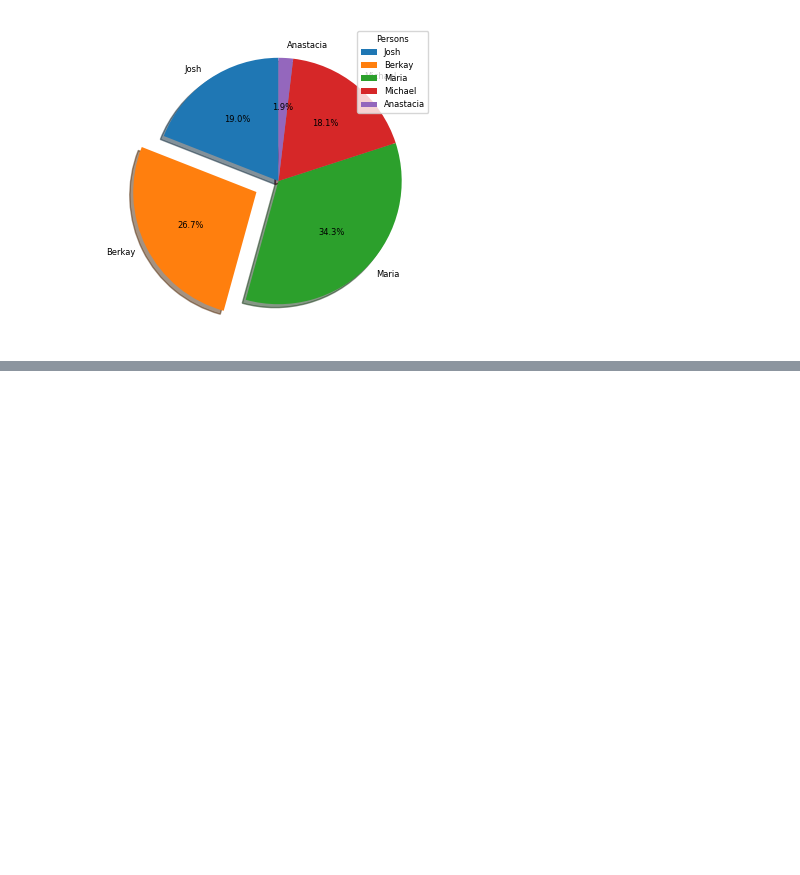
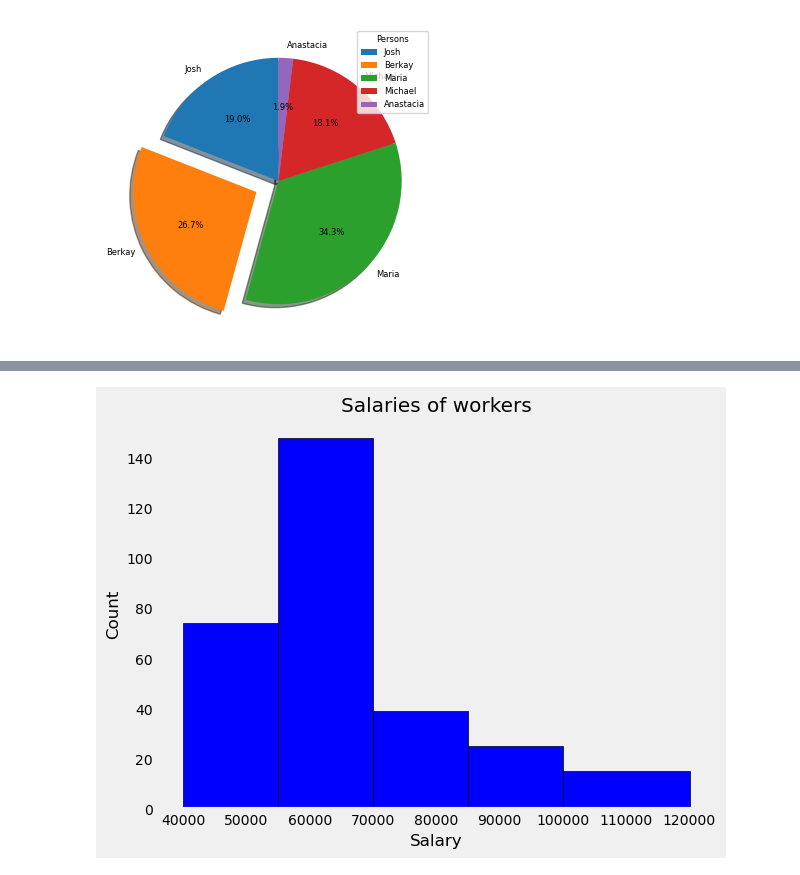
Before and after one commit to cyberscorpion/fync-cohort-7, a Jupyter notebook: 14. Matplotlib.ipynb, the cells around one changed output, grey strips where cells are left out. Saved outputs shown, nothing was run; the diff lists cells and outputs as text; code cells hidden in the pictures; blank space fills up the shorter version.

```diff
--- a/14. Matplotlib.ipynb
+++ b/14. Matplotlib.ipynb
@@ -267,0 +305,3 @@ plt.show()
+# %%
+df = pd.read_csv("hr.csv")
+df.head()
@@ -267,0 +316,10 @@ plt.show()
+# %%
+bins = [40000, 55000, 70000, 85000, 100000, 120000]
+plt.hist(df.Salary, color = "blue", edgecolor = "black", bins=bins)
+plt.title("Salaries of workers")
+plt.xlabel("Salary")
+plt.ylabel("Count")
+plt.grid(False)
+plt.show()
+# %% [output]
+[figure, added]
```
Also changed, not shown: parts of 8 cells of this notebook.
